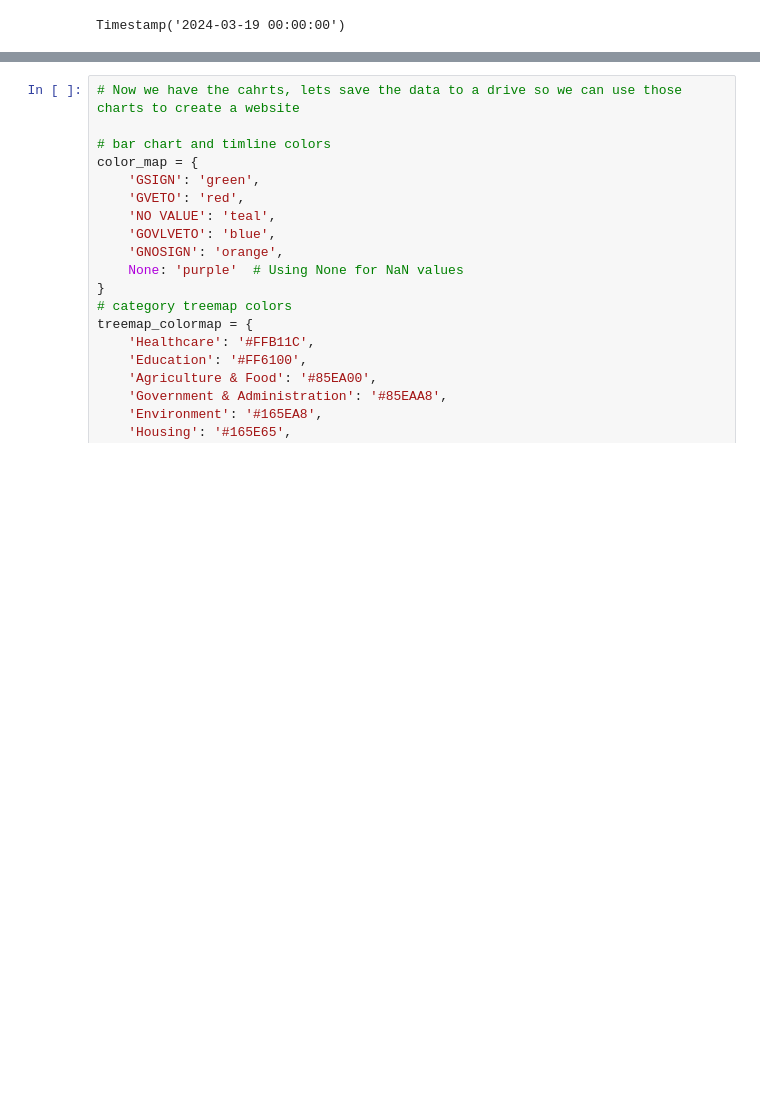
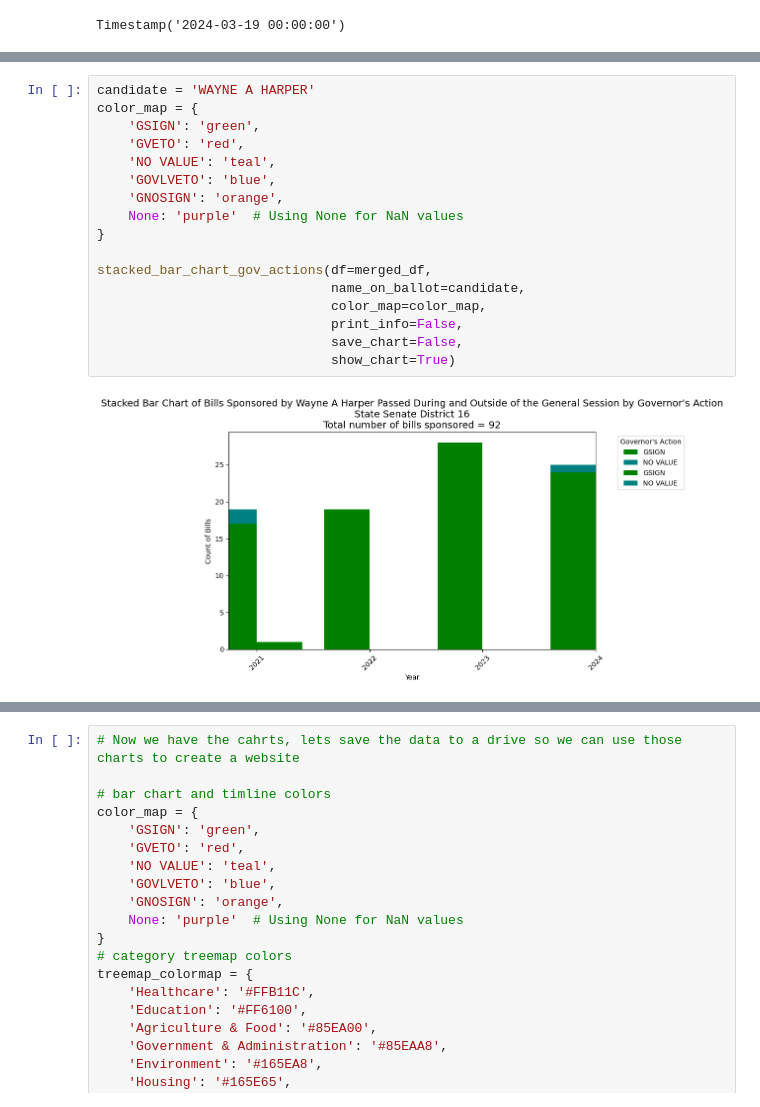
Before and after one commit to CristylePGarrard/ElectionTime, a Jupyter notebook: legislative_branch_kpi.ipynb, the cells around one changed output, grey strips where cells are left out. Drawn from its saved outputs; the diff is of its cells as text; blank space fills up the shorter version.

```diff
--- a/legislative_branch_kpi.ipynb
+++ b/legislative_branch_kpi.ipynb
@@ -1166,0 +1337,19 @@ plot_session_comparison_chart(summary)
+# %%
+candidate = 'WAYNE A HARPER'
+color_map = {
+    'GSIGN': 'green',
+    'GVETO': 'red',
+    'NO VALUE': 'teal',
+    'GOVLVETO': 'blue',
+    'GNOSIGN': 'orange',
+    None: 'purple'  # Using None for NaN values
+}
+
+stacked_bar_chart_gov_actions(df=merged_df,
+                              name_on_ballot=candidate,
+                              color_map=color_map,
+                              print_info=False,
+                              save_chart=False,
+                              show_chart=True)
+# %% [output]
+[figure, added]
```
Also changed, not shown: parts of 19 cells of this notebook.
